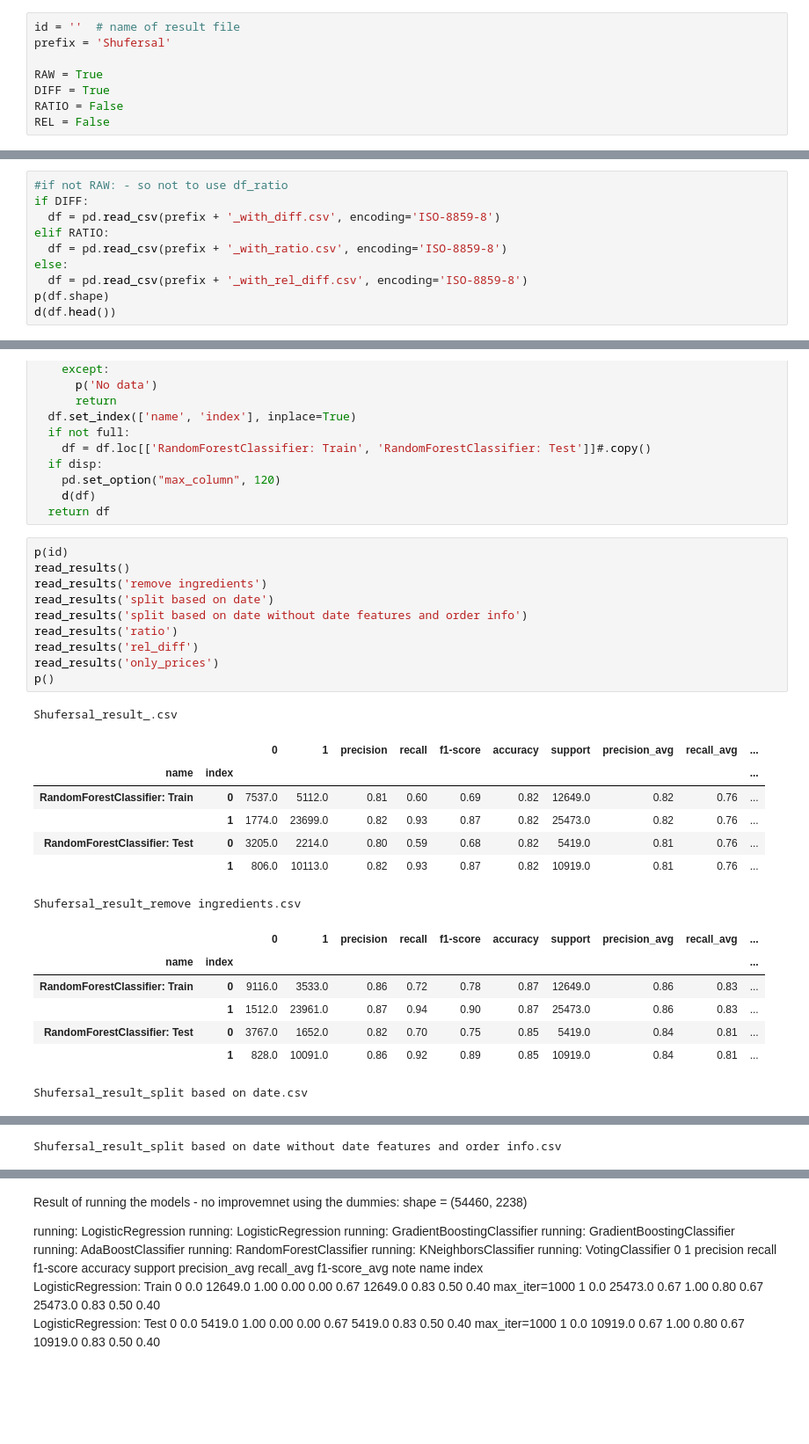
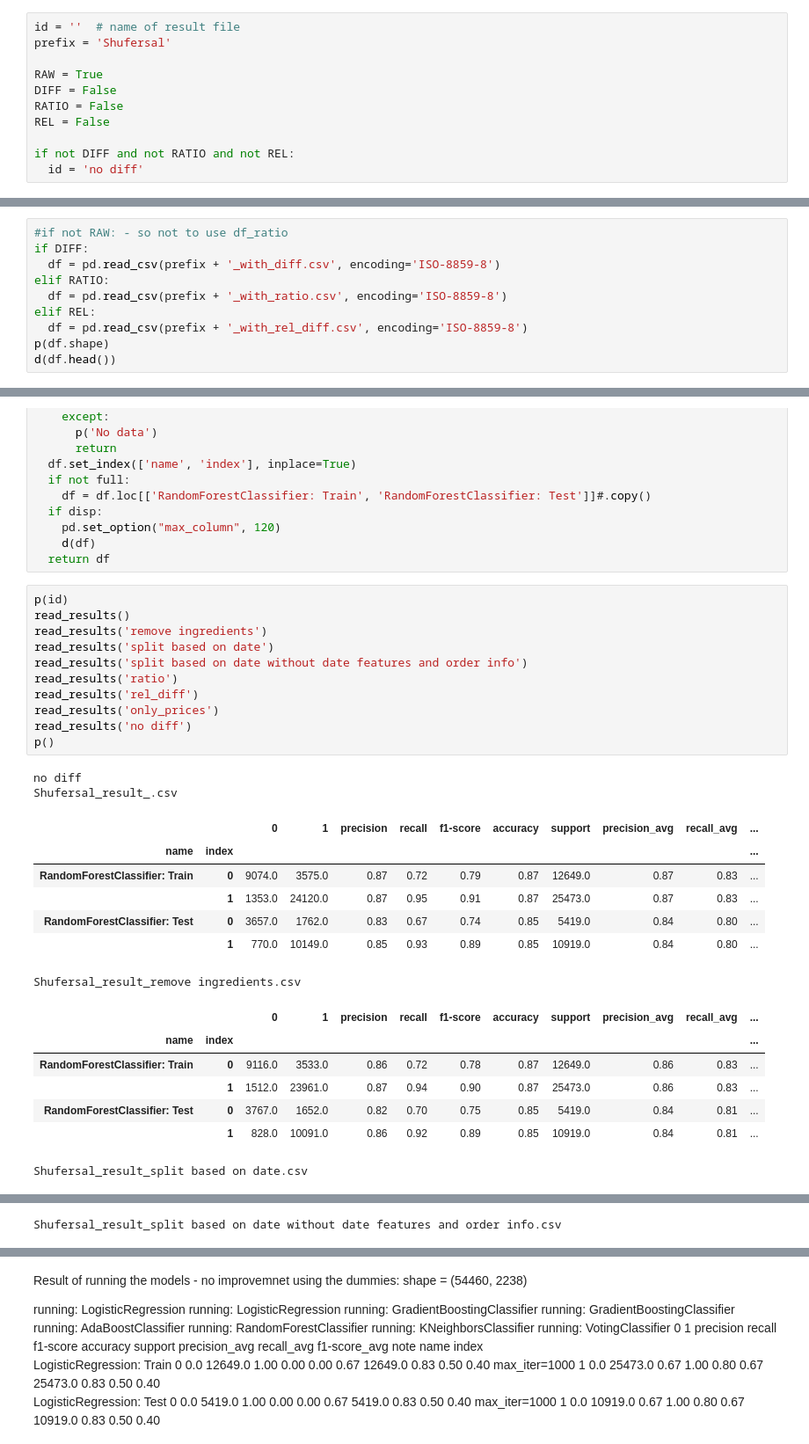
Before and after one commit to DanielKorenDataScience/ClassificationProject, a Jupyter notebook: Classification_Project_Shufersal.ipynb, the cells around one changed output, grey strips where cells are left out. Shown: that part at 88% size. Drawn from its saved outputs; the diff is of its cells as text; blank space fills up the shorter version.

```diff
--- a/Classification_Project_Shufersal.ipynb
+++ b/Classification_Project_Shufersal.ipynb
@@ -22,9 +22,12 @@ id = ''  # name of result file
 prefix = 'Shufersal'
 
 RAW = True
-DIFF = True
+DIFF = False
 RATIO = False
 REL = False
+
+if not DIFF and not RATIO and not REL:
+  id = 'no diff'
 # %%
 def get_raw(fname, subdir=''):
   data_url = 'https://raw.githubusercontent.com/DanielKorenDataScience/ClassificationProject/main/' + subdir + fname
@@ -381,7 +381,7 @@ if DIFF:
   df = pd.read_csv(prefix + '_with_diff.csv', encoding='ISO-8859-8')
 elif RATIO:
   df = pd.read_csv(prefix + '_with_ratio.csv', encoding='ISO-8859-8')
-else:
+elif REL:
   df = pd.read_csv(prefix + '_with_rel_diff.csv', encoding='ISO-8859-8')
 p(df.shape)
 d(df.head())
@@ -676,21 +677,23 @@ def read_results(id='', disp=True, full=False):
 # %%
 p(id)
 read_results()
 read_results('remove ingredients')
 read_results('split based on date')
 read_results('split based on date without date features and order info')
 read_results('ratio')
 read_results('rel_diff')
 read_results('only_prices')
+read_results('no diff')
 p()
 # %% [output]
+no diff
 Shufersal_result_.csv
 |  |  | 0 | 1 | precision | recall | f1-score | accuracy | support | precision_avg | recall_avg | ... |
 | name | index |  |  |  |  |  |  |  |  |  | ... |
-| RandomForestClassifier: Train | 0 | 7537.0 | 5112.0 | 0.81 | 0.60 | 0.69 | 0.82 | 12649.0 | 0.82 | 0.76 | ... |
-|  | 1 | 1774.0 | 23699.0 | 0.82 | 0.93 | 0.87 | 0.82 | 25473.0 | 0.82 | 0.76 | ... |
-| RandomForestClassifier: Test | 0 | 3205.0 | 2214.0 | 0.80 | 0.59 | 0.68 | 0.82 | 5419.0 | 0.81 | 0.76 | ... |
-|  | 1 | 806.0 | 10113.0 | 0.82 | 0.93 | 0.87 | 0.82 | 10919.0 | 0.81 | 0.76 | ... |
+| RandomForestClassifier: Train | 0 | 9074.0 | 3575.0 | 0.87 | 0.72 | 0.79 | 0.87 | 12649.0 | 0.87 | 0.83 | ... |
+|  | 1 | 1353.0 | 24120.0 | 0.87 | 0.95 | 0.91 | 0.87 | 25473.0 | 0.87 | 0.83 | ... |
+| RandomForestClassifier: Test | 0 | 3657.0 | 1762.0 | 0.83 | 0.67 | 0.74 | 0.85 | 5419.0 | 0.84 | 0.80 | ... |
+|  | 1 | 770.0 | 10149.0 | 0.85 | 0.93 | 0.89 | 0.85 | 10919.0 | 0.84 | 0.80 | ... |
 Shufersal_result_remove ingredients.csv
 |  |  | 0 | 1 | precision | recall | f1-score | accuracy | support | precision_avg | recall_avg | ... |
 | name | index |  |  |  |  |  |  |  |  |  | ... |
```
Also changed, not shown: parts of 9 cells of this notebook.
